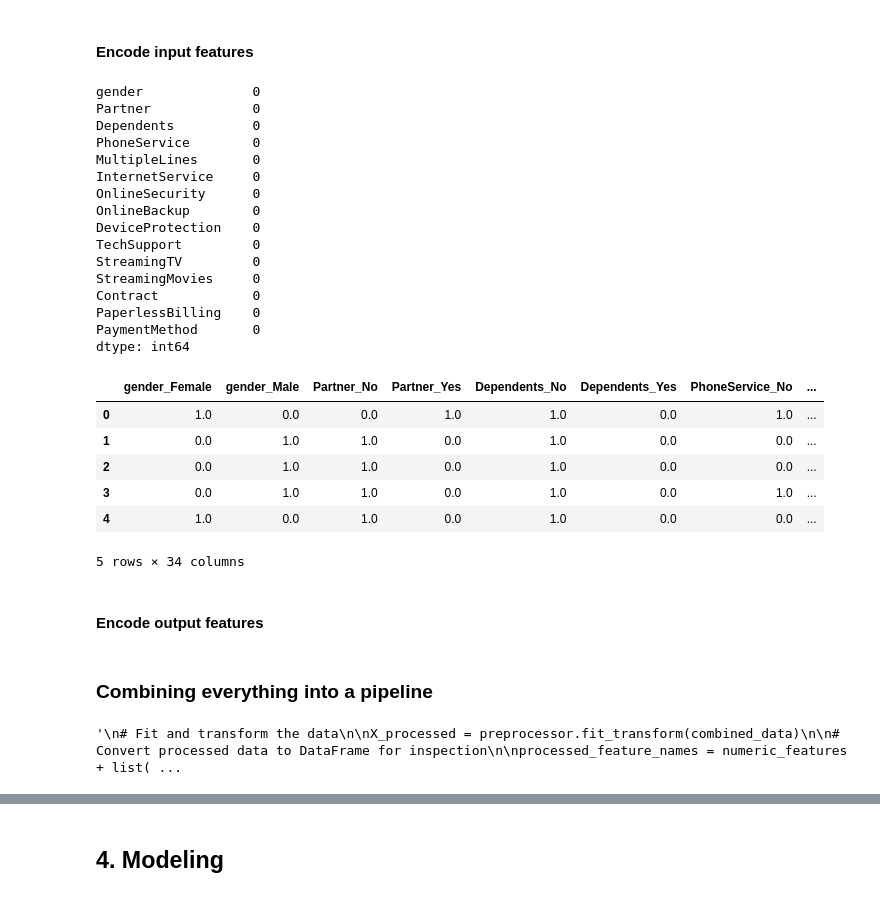
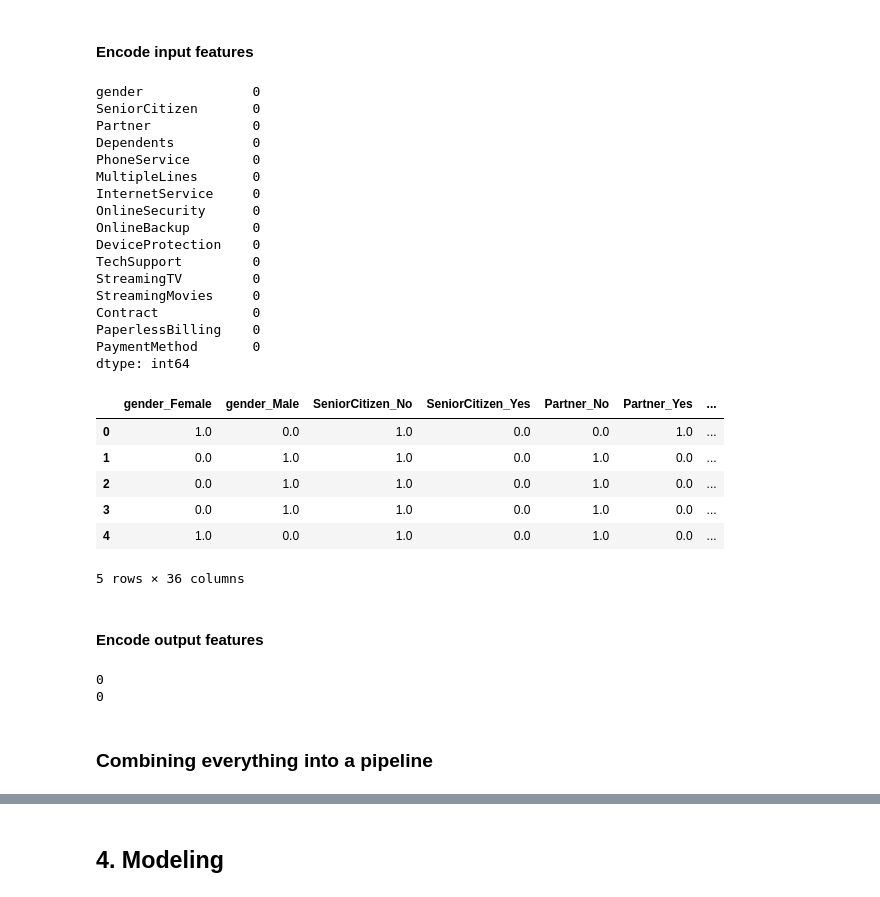
Before and after one commit to IAmWangari/Churn-Predictor-Model, a Jupyter notebook: main.ipynb, the cells around one changed output, grey strips where cells are left out. Saved outputs shown, nothing was run; the diff lists cells and outputs as text; code cells hidden in the pictures.

```diff
--- a/main.ipynb
+++ b/main.ipynb
@@ -1094,27 +1202,27 @@ service_columns = ['OnlineSecurity', 'OnlineBackup', 'DeviceProtection',
 # Fill 'No' where InternetService is 'No'
 
 for col in service_columns:
-    combined_data.loc[combined_data['InternetService'] == 'No', col] = 'No'
+    combined_model_df.loc[combined_model_df['InternetService'] == 'No', col] = 'No'
 
 # If PhoneService is 'No', MultipleLines should be 'No'
 
-combined_data.loc[combined_data['PhoneService'] == 'No', 'MultipleLines'] = 'No'
+combined_model_df.loc[combined_model_df['PhoneService'] == 'No', 'MultipleLines'] = 'No'
 # %%
 # 2. Handling missing TotalCharges
 
 # Fill missing TotalCharges with 0 where tenure is 0
 
-combined_data['TotalCharges'] = pd.to_numeric(combined_data['TotalCharges'], errors='coerce')
+combined_model_df['TotalCharges'] = pd.to_numeric(combined_model_df['TotalCharges'], errors='coerce')
 
-combined_data.loc[combined_data['tenure'] == 0, 'TotalCharges'] = 0
+combined_model_df.loc[combined_model_df['tenure'] == 0, 'TotalCharges'] = 0
 
 # Fill any remaining missing TotalCharges with median value
 
-combined_data['TotalCharges'].fillna(combined_data['TotalCharges'].median(), inplace=True)
+combined_model_df['TotalCharges'].fillna(combined_model_df['TotalCharges'].median(), inplace=True)
 # %%
 # 3. Handling missing Churn
 
 # Fill missing Churn with the most frequent value
 
-combined_data['Churn'].fillna(combined_data['Churn'].mode()[0], inplace=True)
+combined_model_df['Churn'].fillna(combined_model_df['Churn'].mode()[0], inplace=True)
 # %%
@@ -1178,9 +1294,9 @@ numeric_imputer = SimpleImputer(strategy='median')
 categorical_imputer = SimpleImputer(strategy='most_frequent')
 
 # Impute missing values for numerical features
-combined_data[numeric_features] = numeric_imputer.fit_transform(combined_data[numeric_features])
+combined_model_df[numeric_features] = numeric_imputer.fit_transform(combined_model_df[numeric_features])
 
 # Impute missing values for categorical features
-combined_data[categorical_features] = categorical_imputer.fit_transform(combined_data[categorical_features])
+combined_model_df[categorical_features] = categorical_imputer.fit_transform(combined_model_df[categorical_features])
 # %% [markdown]
 ####        Scale or normalize numeric features
@@ -1232,10 +1372,11 @@ X.describe().T
 # %%
 # Check for NaNs in categorical features
 
-nan_counts = combined_data[categorical_features].isna().sum()
+nan_counts = combined_model_df[categorical_features].isna().sum()
 nan_counts
 # %% [output]
 gender              0
+SeniorCitizen       0
 Partner             0
 Dependents          0
 PhoneService        0
@@ -1254,30 +1395,36 @@ dtype: int64
 # %%
 
 # Create the encoder for categorical features
 
 encoder = OneHotEncoder(sparse_output=False, handle_unknown='ignore')
 
 # Fit and transform categorical features
 
-X_categorical = combined_data[categorical_features]
+X_categorical = combined_model_df[categorical_features]
 X_categorical_encoded = encoder.fit_transform(X_categorical)
 
 # Convert the encoded data back to a DataFrame
 # Column names are generated by combining feature name and category
 encoded_feature_names = encoder.get_feature_names_out(categorical_features)
 X_categorical_encoded_df = pd.DataFrame(X_categorical_encoded, columns=encoded_feature_names)
 
 X_categorical_encoded_df.head()
 # %% [output]
-|  | gender_Female | gender_Male | Partner_No | Partner_Yes | Dependents_No | Dependents_Yes | PhoneService_No | ... |
-| 0 | 1.0 | 0.0 | 0.0 | 1.0 | 1.0 | 0.0 | 1.0 | ... |
-| 1 | 0.0 | 1.0 | 1.0 | 0.0 | 1.0 | 0.0 | 0.0 | ... |
-| 2 | 0.0 | 1.0 | 1.0 | 0.0 | 1.0 | 0.0 | 0.0 | ... |
-| 3 | 0.0 | 1.0 | 1.0 | 0.0 | 1.0 | 0.0 | 1.0 | ... |
-| 4 | 1.0 | 0.0 | 1.0 | 0.0 | 1.0 | 0.0 | 0.0 | ... |
+|  | gender_Female | gender_Male | SeniorCitizen_No | SeniorCitizen_Yes | Partner_No | Partner_Yes | ... |
+| 0 | 1.0 | 0.0 | 1.0 | 0.0 | 0.0 | 1.0 | ... |
+| 1 | 0.0 | 1.0 | 1.0 | 0.0 | 1.0 | 0.0 | ... |
+| 2 | 0.0 | 1.0 | 1.0 | 0.0 | 1.0 | 0.0 | ... |
+| 3 | 0.0 | 1.0 | 1.0 | 0.0 | 1.0 | 0.0 | ... |
+| 4 | 1.0 | 0.0 | 1.0 | 0.0 | 1.0 | 0.0 | ... |
-5 rows × 34 columns
+5 rows × 36 columns
 # %% [markdown]
 ####        Encode output features
+# %%
+print(y_train.isna().sum())
+print(y_test.isna().sum())
+# %% [output]
+0
+0
 # %%
 encoder = LabelEncoder()
 
@@ -1286,8 +1433,6 @@ y_test_encoded = encoder.transform(y_test)
 # %% [markdown]
 ###        Combining everything into a pipeline
 # %%
-from sklearn.pipeline import Pipeline
-from sklearn.compose import ColumnTransformer
 
 # Create a pipeline for numeric features
 
@@ -1312,21 +1457,6 @@ preprocessor = ColumnTransformer(
         ('num', numeric_pipeline, numeric_features),
         ('cat', categorical_pipeline, categorical_features)
     ])
-
-'''
-# Fit and transform the data
-
-X_processed = preprocessor.fit_transform(combined_data)
-
-# Convert processed data to DataFrame for inspection
-
-processed_feature_names = numeric_features + list(encoder.get_feature_names_out(categorical_features))
-X_processed_df = pd.DataFrame(X_processed, columns=processed_feature_names)
-
-print(X_processed_df.head())
-'''
-# %% [output]
-'\n# Fit and transform the data\n\nX_processed = preprocessor.fit_transform(combined_data)\n\n# Convert processed data to DataFrame for inspection\n\nprocessed_feature_names = numeric_features + list( ...
 # %%
 preprocessor
 # %% [output]
```
Also changed, not shown: parts of 80 cells of this notebook.
